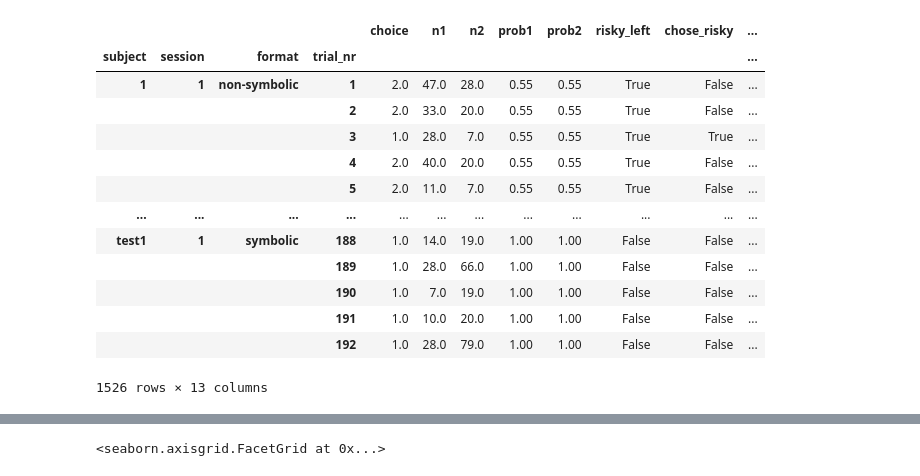
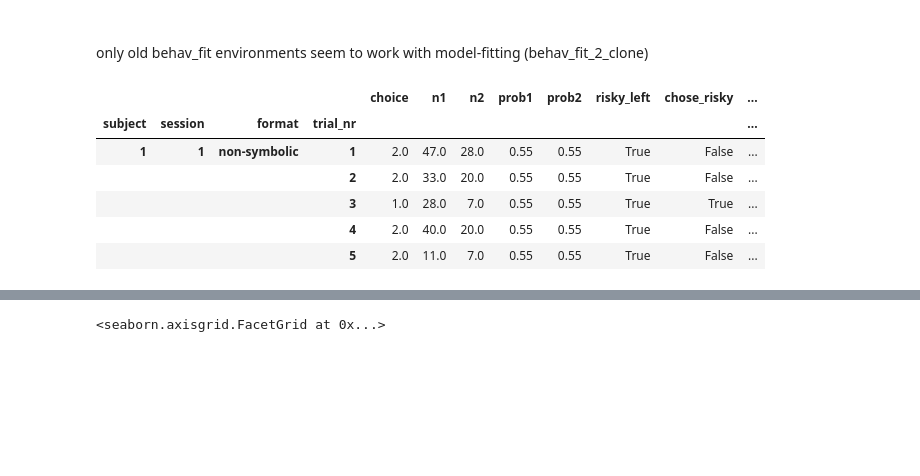
Before and after one commit to mrenke/numrisk, a Jupyter notebook: numrisk/behavior_risk/fit_rnp_model.ipynb, the cells around one changed output, grey strips where cells are left out. Cells and saved outputs as stored; diff of their text form; code cells hidden in the pictures; blank space fills up the shorter version.

```diff
--- a/numrisk/behavior_risk/fit_rnp_model.ipynb
+++ b/numrisk/behavior_risk/fit_rnp_model.ipynb
@@ -1,3 +1,7 @@
+# %% [markdown]
+#
+
+only old behav_fit environments seem to work with model-fitting (behav_fit_2_clone)
 # %%
 import pandas as pd
 import seaborn as sns
@@ -15,22 +18,25 @@ target_folder = op.join(bids_folder, 'derivatives', 'cogmodels')
 if not op.exists(target_folder):
     os.makedirs(target_folder)
 # %%
-df = get_behavior(subject_list = ['1', '02', '03', 'test1'])
+from utils import get_behavior
+
+subject_list =  [f'{x:02}' for x in range(1, 43)]  #['01', '02', '03', 'test1'] #
+df = get_behavior(subject_list=subject_list) #
 df['x'] = df['log(risky/safe)']
-df
-# %% [output]
-|  |  |  |  | choice | n1 | n2 | prob1 | prob2 | risky_left | chose_risky | ... |
-| subject | session | format | trial_nr |  |  |  |  |  |  |  | ... |
-| 1 | 1 | non-symbolic | 1 | 2.0 | 47.0 | 28.0 | 0.55 | 0.55 | True | False | ... |
-|  |  |  | 2 | 2.0 | 33.0 | 20.0 | 0.55 | 0.55 | True | False | ... |
-|  |  |  | 3 | 1.0 | 28.0 | 7.0 | 0.55 | 0.55 | True | True | ... |
-|  |  |  | 4 | 2.0 | 40.0 | 20.0 | 0.55 | 0.55 | True | False | ... |
-|  |  |  | 5 | 2.0 | 11.0 | 7.0 | 0.55 | 0.55 | True | False | ... |
-| ... | ... | ... | ... | ... | ... | ... | ... | ... | ... | ... | ... |
-| test1 | 1 | symbolic | 188 | 1.0 | 14.0 | 19.0 | 1.00 | 1.00 | False | False | ... |
-|  |  |  | 189 | 1.0 | 28.0 | 66.0 | 1.00 | 1.00 | False | False | ... |
-|  |  |  | 190 | 1.0 | 7.0 | 19.0 | 1.00 | 1.00 | False | False | ... |
-|  |  |  | 191 | 1.0 | 10.0 | 20.0 | 1.00 | 1.00 | False | False | ... |
-|  |  |  | 192 | 1.0 | 28.0 | 79.0 | 1.00 | 1.00 | False | False | ... |
-1526 rows × 13 columns
+# %%
+# add group information
+df_participants = pd.read_csv(op.join('/Users/mrenke/data/ds-dnumrisk/add_tables','subjects_recruit&scan_scanned_12April.csv'), header=0) #, index_col=0
+df_participants = df_participants.loc[:,['subject ID', 'age','group','gender']].rename(mapper={'subject ID': 'subject'},axis=1).dropna().astype({'subject': int, 'group': int}).set_index('subject')
+df_participants=df_participants.loc[1:42,:]
+
+df = df.join(df_participants['group'], on='subject',how='left')
+df.head()
+# %% [output]
+|  |  |  |  | choice | n1 | n2 | prob1 | prob2 | risky_left | chose_risky | ... |
+| subject | session | format | trial_nr |  |  |  |  |  |  |  | ... |
+| 1 | 1 | non-symbolic | 1 | 2.0 | 47.0 | 28.0 | 0.55 | 0.55 | True | False | ... |
+|  |  |  | 2 | 2.0 | 33.0 | 20.0 | 0.55 | 0.55 | True | False | ... |
+|  |  |  | 3 | 1.0 | 28.0 | 7.0 | 0.55 | 0.55 | True | True | ... |
+|  |  |  | 4 | 2.0 | 40.0 | 20.0 | 0.55 | 0.55 | True | False | ... |
+|  |  |  | 5 | 2.0 | 11.0 | 7.0 | 0.55 | 0.55 | True | False | ... |
 # %%
```
Also changed, not shown: parts of 12 cells of this notebook, 2 other files.
